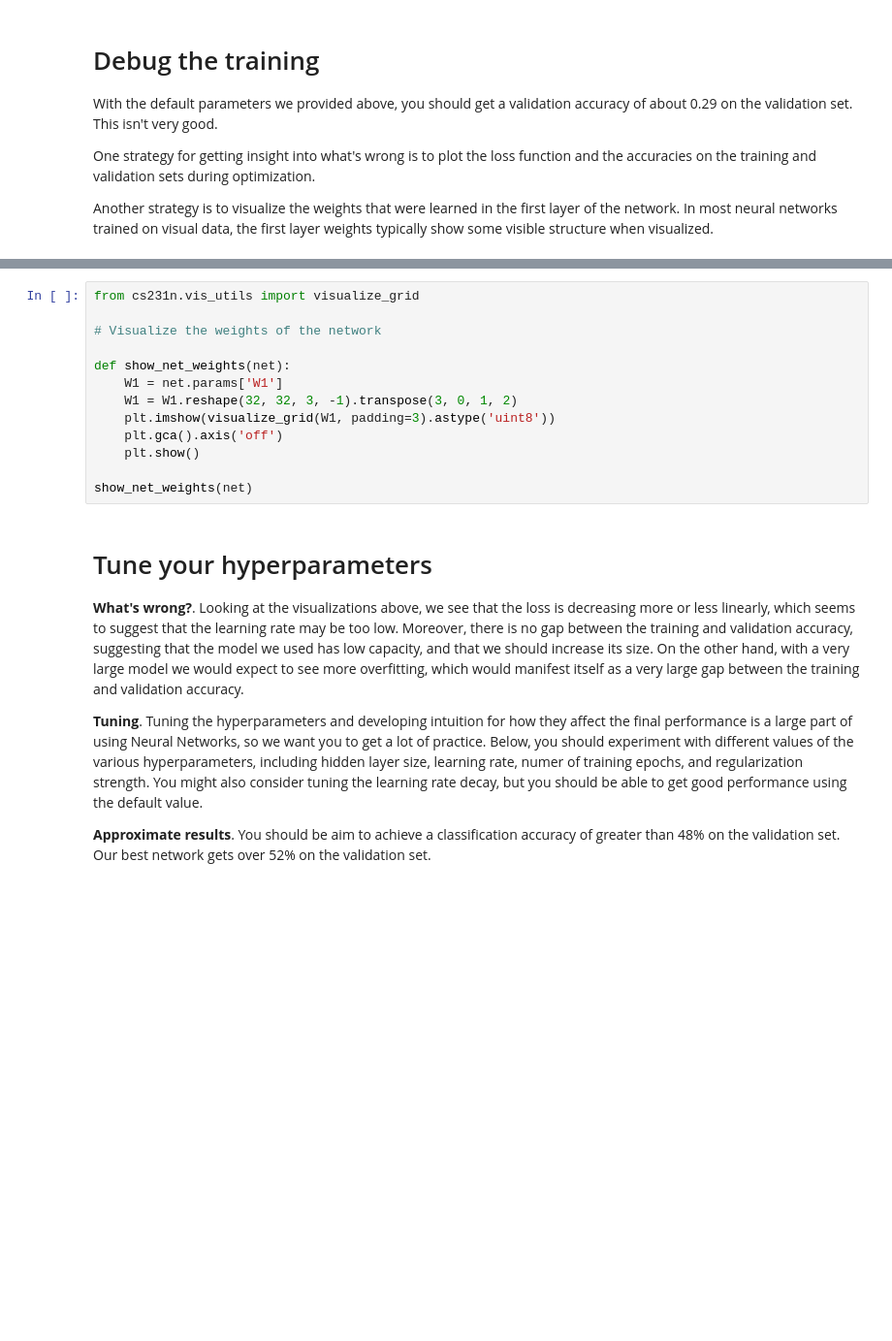
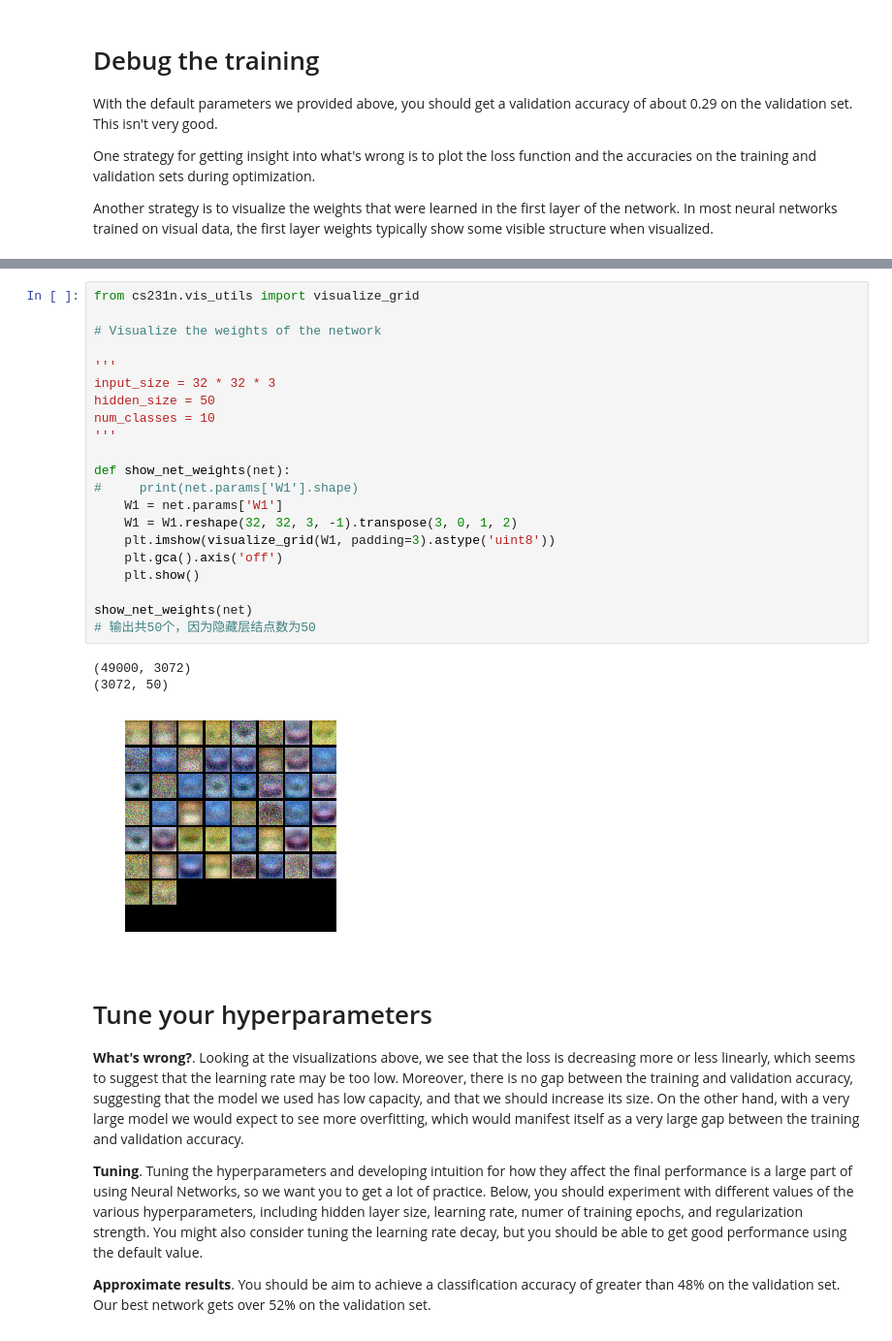
Before and after one commit to pzSuen/cs231n-better, a Jupyter notebook: assignment1/two_layer_net.ipynb, the cells around one changed output, grey strips where cells are left out. Shown at 97% size. Drawn from its saved outputs; the diff is of its cells as text; blank space fills up the shorter version.

```diff
--- a/assignment1/two_layer_net.ipynb
+++ b/assignment1/two_layer_net.ipynb
@@ -244,16 +267,28 @@ plt.show()
 # %%
 from cs231n.vis_utils import visualize_grid
 
 # Visualize the weights of the network
 
+'''
+input_size = 32 * 32 * 3
+hidden_size = 50
+num_classes = 10
+'''
+
 def show_net_weights(net):
+#     print(net.params['W1'].shape)
     W1 = net.params['W1']
     W1 = W1.reshape(32, 32, 3, -1).transpose(3, 0, 1, 2)
     plt.imshow(visualize_grid(W1, padding=3).astype('uint8'))
     plt.gca().axis('off')
     plt.show()
 
 show_net_weights(net)
+# 输出共50个，因为隐藏层结点数为50
+# %% [output]
+(49000, 3072)
+(3072, 50)
+[figure, added]
 # %% [markdown]
 # Tune your hyperparameters
 
```
Also changed, not shown: parts of 6 cells of this notebook, 1 other file.
